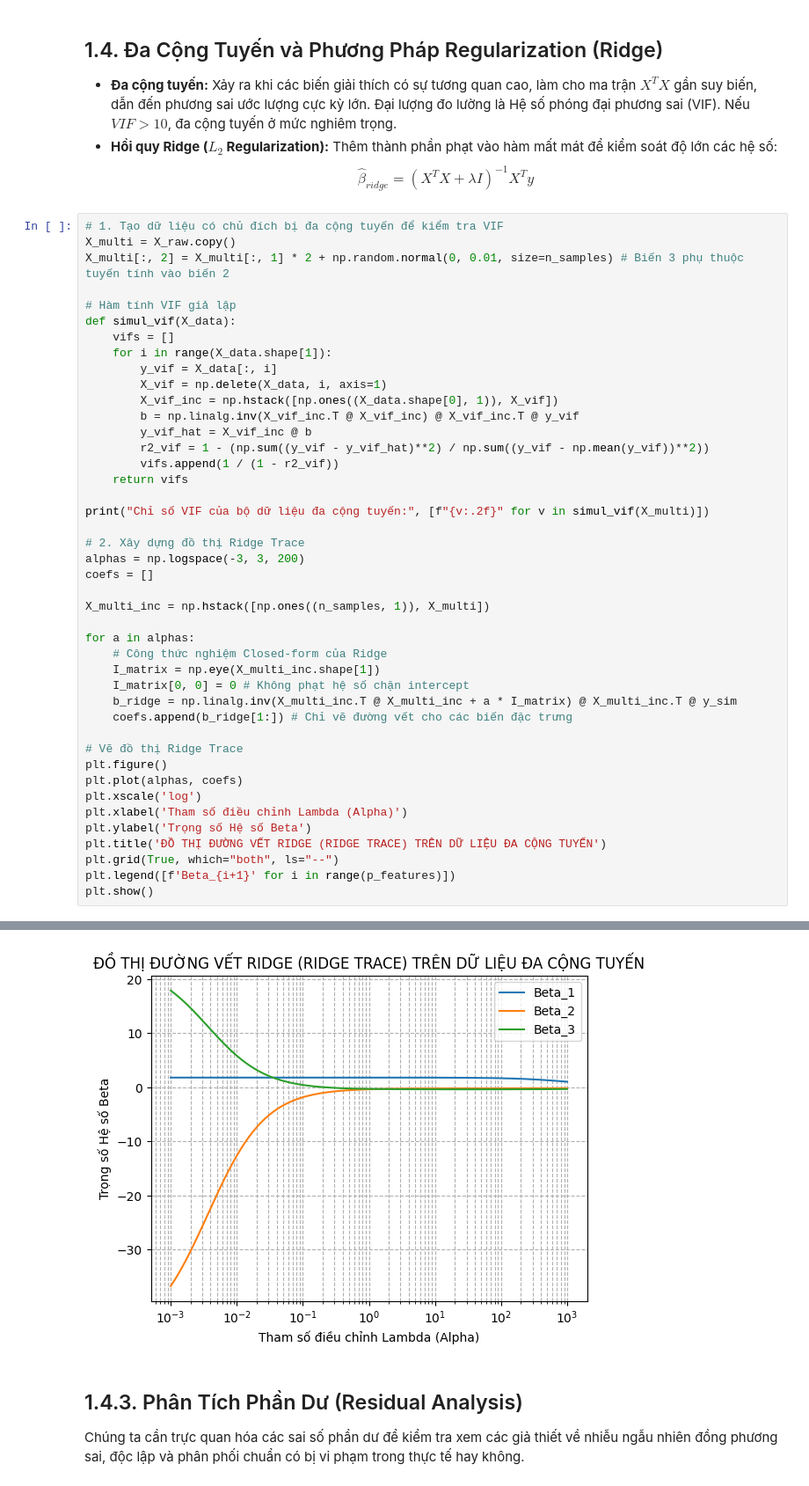
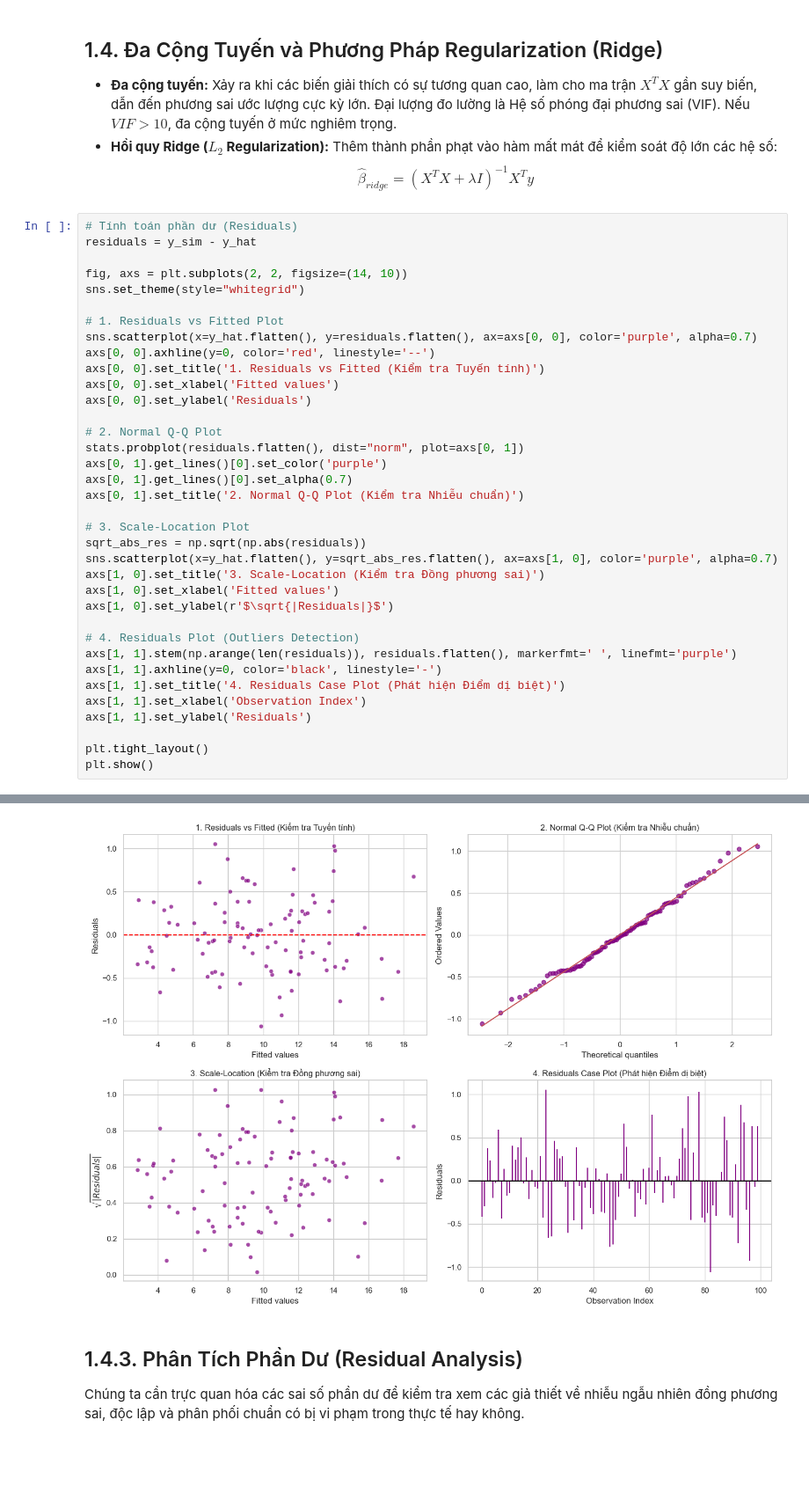
Before and after one commit to Hidebray/Data-fitting--OLS, a Jupyter notebook: part1_notebook.ipynb, the cells around one changed output, grey strips where cells are left out. Shown at 88% size. Saved outputs shown, nothing was run; the diff lists cells and outputs as text; blank space fills up the shorter version.

```diff
--- a/part1_notebook.ipynb
+++ b/part1_notebook.ipynb
@@ -205,46 +164,39 @@ Beta_3      0.389522                0.031917    12.204059     0.000000e+00  0.32
 * **Hồi quy Ridge ($L_2$ Regularization):** Thêm thành phần phạt vào hàm mất mát để kiểm soát độ lớn các hệ số:
 $$\hat{\beta}_{ridge} = (X^{T}X + \lambda I)^{-1}X^{T}y$$
 # %%
-# 1. Tạo dữ liệu có chủ đích bị đa cộng tuyến để kiểm tra VIF
-X_multi = X_raw.copy()
-X_multi[:, 2] = X_multi[:, 1] * 2 + np.random.normal(0, 0.01, size=n_samples) # Biến 3 phụ thuộc tuyến tính vào biến 2
+# Tính toán phần dư (Residuals)
+residuals = y_sim - y_hat
 
-# Hàm tính VIF giả lập
-def simul_vif(X_data):
-    vifs = []
-    for i in range(X_data.shape[1]):
-        y_vif = X_data[:, i]
-        X_vif = np.delete(X_data, i, axis=1)
-        X_vif_inc = np.hstack([np.ones((X_data.shape[0], 1)), X_vif])
-        b = np.linalg.inv(X_vif_inc.T @ X_vif_inc) @ X_vif_inc.T @ y_vif
-        y_vif_hat = X_vif_inc @ b
-        r2_vif = 1 - (np.sum((y_vif - y_vif_hat)**2) / np.sum((y_vif - np.mean(y_vif))**2))
-        vifs.append(1 / (1 - r2_vif))
-    return vifs
+fig, axs = plt.subplots(2, 2, figsize=(14, 10))
+sns.set_theme(style="whitegrid")
 
-print("Chỉ số VIF của bộ dữ liệu đa cộng tuyến:", [f"{v:.2f}" for v in simul_vif(X_multi)])
+# 1. Residuals vs Fitted Plot
+sns.scatterplot(x=y_hat.flatten(), y=residuals.flatten(), ax=axs[0, 0], color='purple', alpha=0.7)
+axs[0, 0].axhline(y=0, color='red', linestyle='--')
+axs[0, 0].set_title('1. Residuals vs Fitted (Kiểm tra Tuyến tính)')
+axs[0, 0].set_xlabel('Fitted values')
+axs[0, 0].set_ylabel('Residuals')
 
-# 2. Xây dựng đồ thị Ridge Trace
-alphas = np.logspace(-3, 3, 200)
-coefs = []
+# 2. Normal Q-Q Plot
+stats.probplot(residuals.flatten(), dist="norm", plot=axs[0, 1])
+axs[0, 1].get_lines()[0].set_color('purple')
+axs[0, 1].get_lines()[0].set_alpha(0.7)
+axs[0, 1].set_title('2. Normal Q-Q Plot (Kiểm tra Nhiễu chuẩn)')
 
-X_multi_inc = np.hstack([np.ones((n_samples, 1)), X_multi])
+# 3. Scale-Location Plot
+sqrt_abs_res = np.sqrt(np.abs(residuals))
+sns.scatterplot(x=y_hat.flatten(), y=sqrt_abs_res.flatten(), ax=axs[1, 0], color='purple', alpha=0.7)
+axs[1, 0].set_title('3. Scale-Location (Kiểm tra Đồng phương sai)')
+axs[1, 0].set_xlabel('Fitted values')
+axs[1, 0].set_ylabel(r'$\sqrt{|Residuals|}$')
 
-for a in alphas:
-    # Công thức nghiệm Closed-form của Ridge
-    I_matrix = np.eye(X_multi_inc.shape[1])
-    I_matrix[0, 0] = 0 # Không phạt hệ số chặn intercept
-    b_ridge = np.linalg.inv(X_multi_inc.T @ X_multi_inc + a * I_matrix) @ X_multi_inc.T @ y_sim
-    coefs.append(b_ridge[1:]) # Chỉ vẽ đường vết cho các biến đặc trưng
+# 4. Residuals Plot (Outliers Detection)
+axs[1, 1].stem(np.arange(len(residuals)), residuals.flatten(), markerfmt=' ', linefmt='purple')
+axs[1, 1].axhline(y=0, color='black', linestyle='-')
+axs[1, 1].set_title('4. Residuals Case Plot (Phát hiện Điểm dị biệt)')
+axs[1, 1].set_xlabel('Observation Index')
+axs[1, 1].set_ylabel('Residuals')
 
-# Vẽ đồ thị Ridge Trace
-plt.figure()
-plt.plot(alphas, coefs)
-plt.xscale('log')
-plt.xlabel('Tham số điều chỉnh Lambda (Alpha)')
-plt.ylabel('Trọng số Hệ số Beta')
-plt.title('ĐỒ THỊ ĐƯỜNG VẾT RIDGE (RIDGE TRACE) TRÊN DỮ LIỆU ĐA CỘNG TUYẾN')
-plt.grid(True, which="both", ls="--")
-plt.legend([f'Beta_{i+1}' for i in range(p_features)])
+plt.tight_layout()
 plt.show()
 # %% [output]
@@ -252,4 +203,4 @@ Chỉ số VIF của bộ dữ liệu đa cộng tuyến: ['1.02', '318582.40',
-[figure, old version]
+[figure, new version]
 # %% [markdown]
 ## 1.4.3. Phân Tích Phần Dư (Residual Analysis)
 
```
Also changed, not shown: parts of 7 cells of this notebook.
